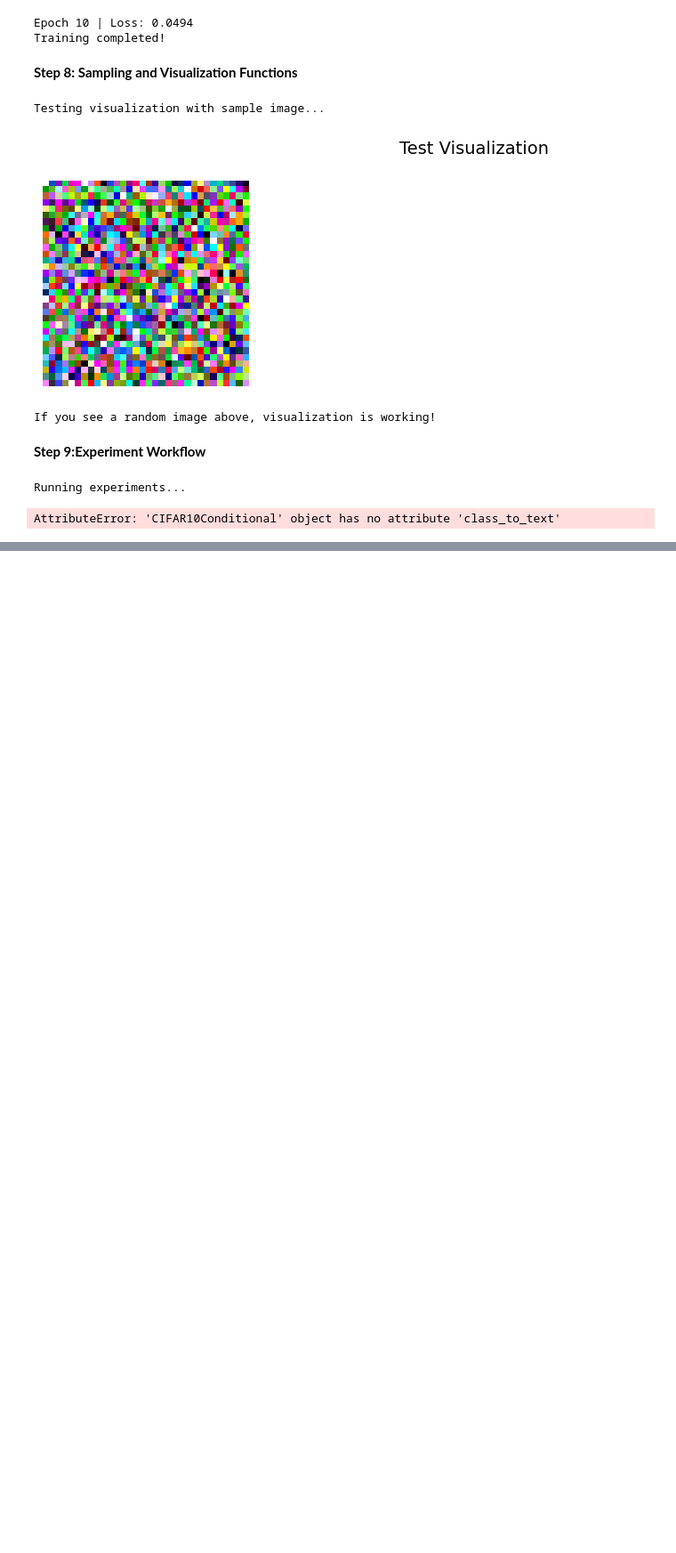
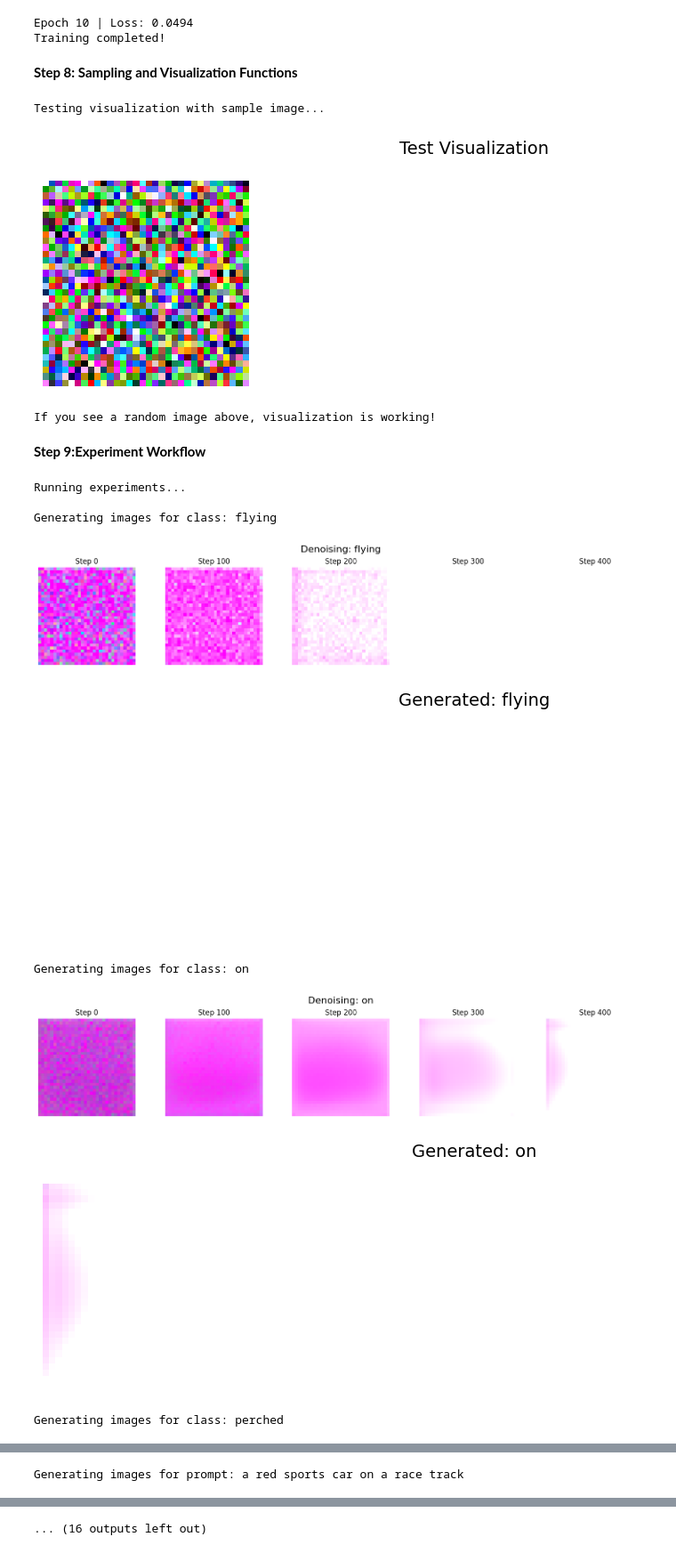
Before and after one commit to Ermi1223/conditional-diffusion-tutorial, a Jupyter notebook: conditional_diffusion_model.ipynb, the cells around one changed output, grey strips where cells are left out. Shown at 89% size. Drawn from its saved outputs; the diff is of its cells as text; code cells hidden in the pictures; blank space fills up the shorter version.

Commit message:
Add class-conditioned and text-prompted sampling experiments with visualization

```diff
--- a/conditional_diffusion_model.ipynb
+++ b/conditional_diffusion_model.ipynb
@@ -458,11 +458,11 @@ If you see a random image above, visualization is working!
 # %% [markdown]
 **Step 9:Experiment Workflow**
 # %%
-def run_experiments(model, diffusion):
+def run_experiments(model, diffusion, class_to_text):
     """Run all required experiments"""
-    # Experiment 1: Class conditioning
+
+    # Experiment 1: Class conditioning with precomputed texts
     for class_id in range(3):  # Just 3 classes for demo
-        # Generate samples
         samples, intermediates = sample(
             model, diffusion,
             num_samples=1,
@@ -470,38 +470,67 @@ def run_experiments(model, diffusion):
             return_steps=True
         )
 
-        # Visualize
-        class_name = train_dataset.class_to_text[class_id].split(' ')[2]
+        # Use the class_to_text mapping
+        class_name = class_to_text[class_id].split(' ')[2]  # e.g., "airplane"
         print(f"\nGenerating images for class: {class_name}")
         visualize_denoising(intermediates, title=f"Denoising: {class_name}")
         visualize_samples(samples, title=f"Generated: {class_name}")
+
+    # Experiment 2: Free-form text prompts
+    prompts = [
+        "a red sports car on a race track",
+        "a majestic lion in the savannah",
+        "a mountain range at sunset"
+    ]
+
+    for prompt in prompts:
+        print(f"\nGenerating images for prompt: {prompt}")
+        samples, intermediates = sample(
+            model, diffusion,
+            num_samples=4,
+            text_prompt=prompt,
+            return_steps=True
+        )
+        short_prompt = prompt[:20].replace(' ', '_')
+        visualize_denoising(intermediates, title=f"Denoising: {short_prompt}")
+        visualize_samples(samples, title=f"Generated: {short_prompt}")
+
 
     # Experiment 2: Text prompt engineering
     prompts = [
         "a red sports car on a race track",
         "a majestic lion in the savannah",
         "a mountain range at sunset"
     ]
 
     for prompt in prompts:
         # Generate samples
         print(f"\nGenerating images for prompt: {prompt}")
         samples, intermediates = sample(
             model, diffusion,
             num_samples=4,
             text_prompt=prompt,
             return_steps=True
         )
 
         # Visualize
         short_prompt = prompt[:20].replace(' ', '_')
         visualize_denoising(intermediates, title=f"Denoising: {short_prompt}")
         visualize_samples(samples, title=f"Generated: {short_prompt}")
 
 # Run experiments
 print("\nRunning experiments...")
-run_experiments(trained_model, diffusion)
+run_experiments(trained_model, diffusion, class_to_text)
+
+
 print("Experiments completed!")
 # %% [output]
 Running experiments...
+
+Generating images for class: flying
+[figure, added]
+[figure, added]
-AttributeError: 'CIFAR10Conditional' object has no attribute 'class_to_text'
+Generating images for class: on
+[figure, added]
+[figure, added]
+Generating images for class: perched
@@ -507,0 +539 @@ AttributeError: 'CIFAR10Conditional' object has no attribute 'class_to_text'
+Generating images for prompt: a red sports car on a race track
@@ -507,0 +542 @@ AttributeError: 'CIFAR10Conditional' object has no attribute 'class_to_text'
+... (16 outputs left out)
```
Also changed, not shown: parts of 1 cell of this notebook.
